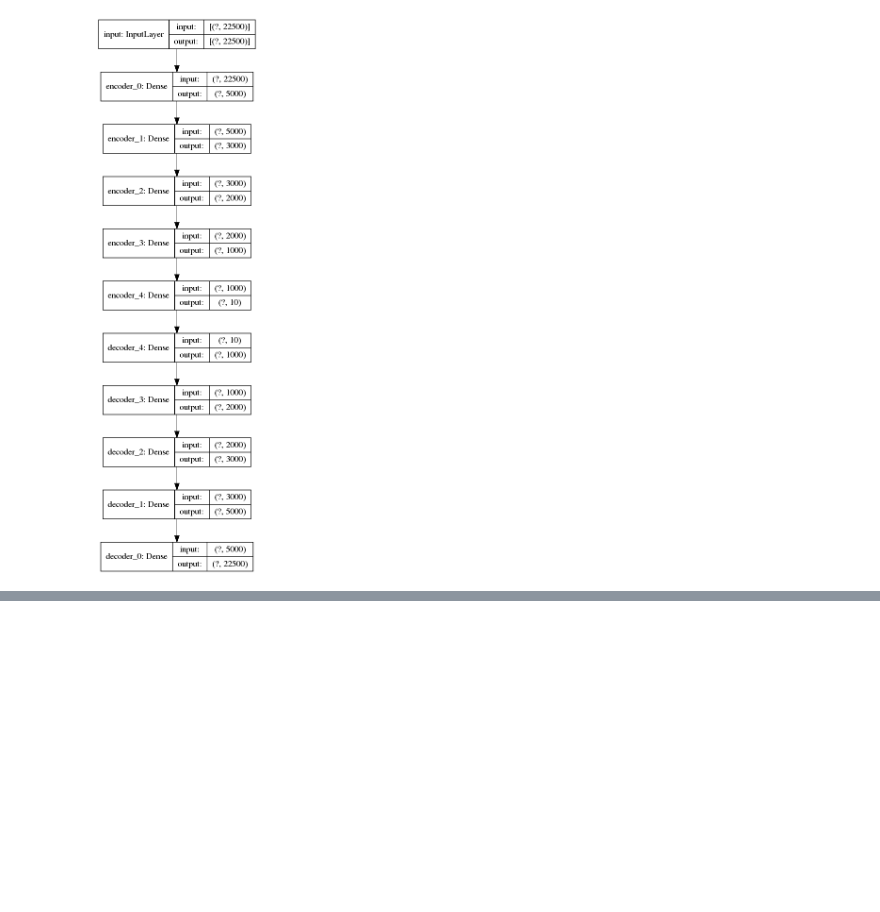
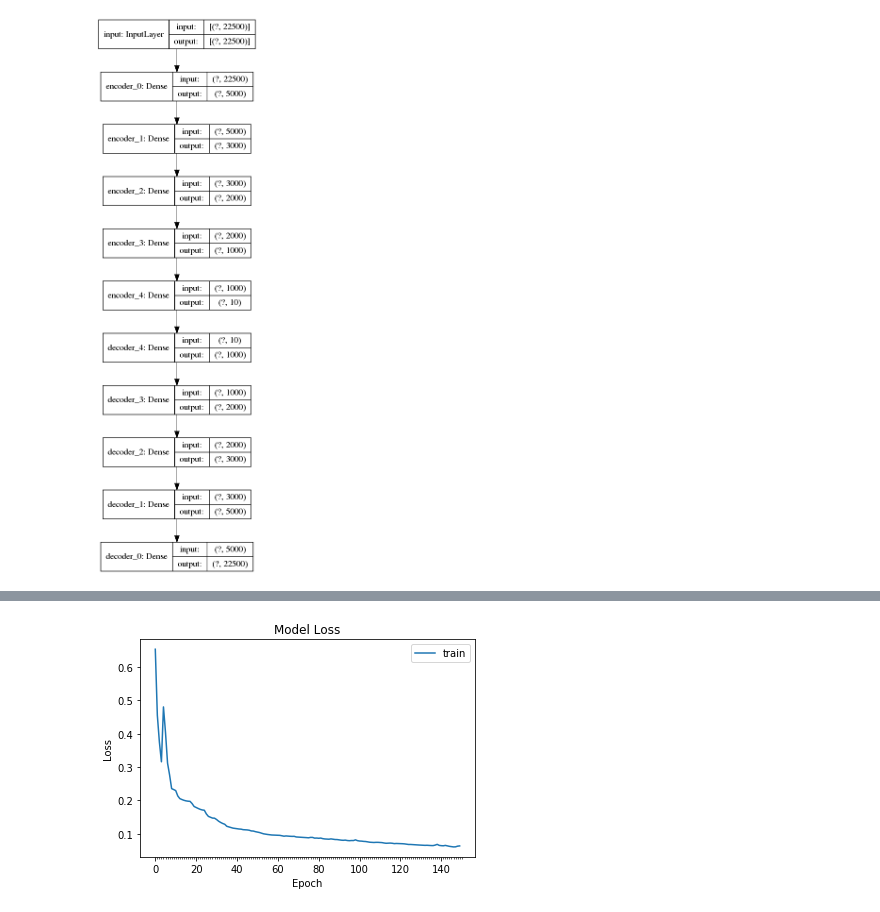
Before and after one commit to WangLi2019Gt/Skin-Cancer-Image-Classification-using-CNN-And-Clustering, a Jupyter notebook: DenseAutoEncoder_Cluster-pretrained.ipynb, the cells around one changed output, grey strips where cells are left out. Drawn from its saved outputs; the diff is of its cells as text; code cells hidden in the pictures; blank space fills up the shorter version.

Commit message:
plot

```diff
--- a/DenseAutoEncoder_Cluster-pretrained.ipynb
+++ b/DenseAutoEncoder_Cluster-pretrained.ipynb
@@ -155,0 +156,17 @@ Epoch 39/150
+# %%
+#1. Function to plot model's validation loss and validation accuracy
+def plot_model_history(model_history):
+    fig, axs = plt.subplots(1,1)
+    # summarize history for accuracy
+    # summarize history for loss
+    axs.plot(range(0,len(model_history.history['loss'])),model_history.history['loss'])
+    axs.set_title('Model Loss')
+    axs.set_ylabel('Loss')
+    axs.set_xlabel('Epoch')
+    axs.set_xticks(np.arange(1,len(model_history.history['loss'])+1),len(model_history.history['loss'])/10)
+    axs.legend(['train', 'val'], loc='best')
+    plt.show()
+# %%
+plot_model_history(history)
+# %% [output]
+[figure, added]
```
Also changed, not shown: parts of 1 cell of this notebook.
